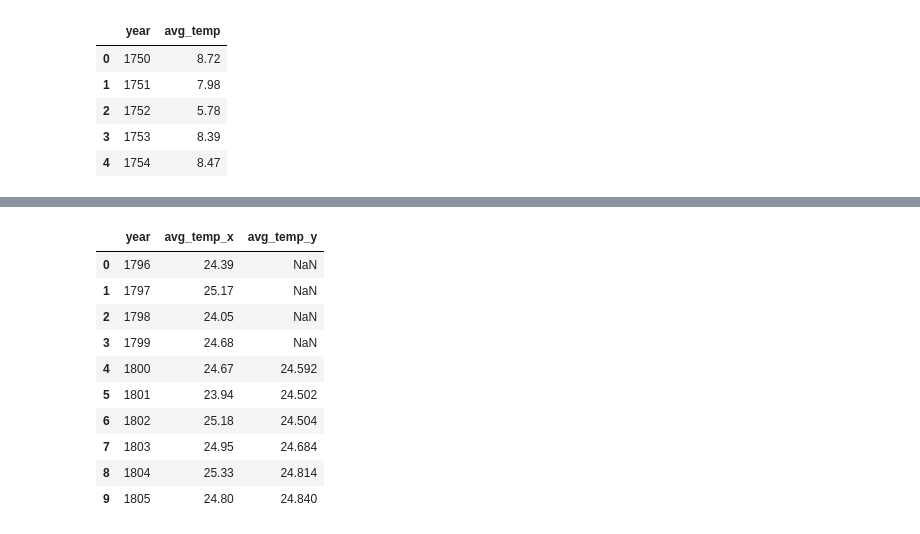
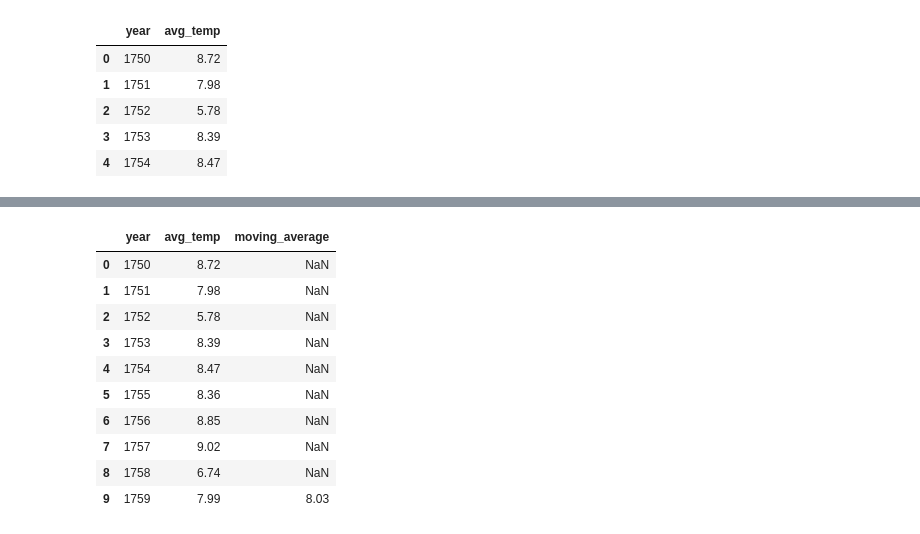
Before and after one commit to ParthThakur/Exploring-Weather-Trends, a Jupyter notebook: Explore Weather Trends.ipynb, the cells around one changed output, grey strips where cells are left out. Cells and saved outputs as stored; diff of their text form; code cells hidden in the pictures.

```diff
--- a/Explore Weather Trends.ipynb
+++ b/Explore Weather Trends.ipynb
@@ -24,5 +24,5 @@ global_weather.head()
 | 3 | 1753 | 8.39 |
 | 4 | 1754 | 8.47 |
 # %%
-pune_weather = pune_weather.merge(pune_weather.rolling(5, on="year").mean(), on="year")
-global_weather = global_weather.merge(global_weather.rolling(5, on="year").mean(), on="year")
+pune_weather = pune_weather.merge(pune_weather.rolling(10, on="year").mean(), on="year")
+global_weather = global_weather.merge(global_weather.rolling(10, on="year").mean(), on="year")
@@ -29,14 +48,22 @@ global_weather = global_weather.merge(global_weather.rolling(5, on="year").mean(
+# %%
+rename_dict = {"avg_temp_x": "avg_temp",
+               "avg_temp_y": "moving_average"}
+
+font_dict = {'fontsize': 15}
+# %%
+pune_weather.rename(columns=rename_dict, inplace=True)
+global_weather.rename(columns=rename_dict, inplace=True)
 # %%
-pune_weather.head(10)
+global_weather.head(10)
 # %% [output]
-|  | year | avg_temp_x | avg_temp_y |
-| 0 | 1796 | 24.39 | NaN |
-| 1 | 1797 | 25.17 | NaN |
-| 2 | 1798 | 24.05 | NaN |
-| 3 | 1799 | 24.68 | NaN |
-| 4 | 1800 | 24.67 | 24.592 |
-| 5 | 1801 | 23.94 | 24.502 |
-| 6 | 1802 | 25.18 | 24.504 |
-| 7 | 1803 | 24.95 | 24.684 |
-| 8 | 1804 | 25.33 | 24.814 |
-| 9 | 1805 | 24.80 | 24.840 |
+|  | year | avg_temp | moving_average |
+| 0 | 1750 | 8.72 | NaN |
+| 1 | 1751 | 7.98 | NaN |
+| 2 | 1752 | 5.78 | NaN |
+| 3 | 1753 | 8.39 | NaN |
+| 4 | 1754 | 8.47 | NaN |
+| 5 | 1755 | 8.36 | NaN |
+| 6 | 1756 | 8.85 | NaN |
+| 7 | 1757 | 9.02 | NaN |
+| 8 | 1758 | 6.74 | NaN |
+| 9 | 1759 | 7.99 | 8.03 |
```
Also changed, not shown: parts of 2 cells of this notebook.
